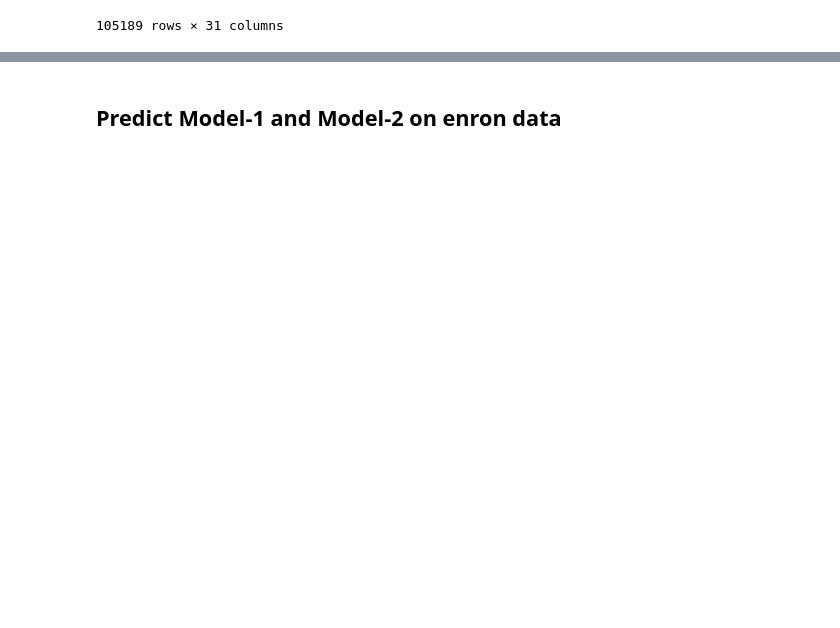
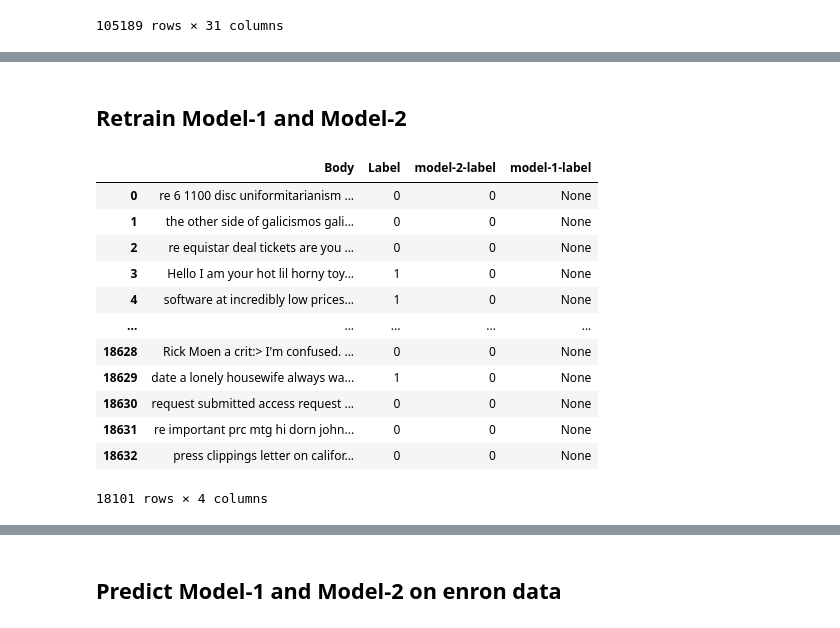
Before and after one commit to advaithsrao/Fraud-Detector, a Jupyter notebook: notebooks/data_explorer.ipynb, the cells around one changed output, grey strips where cells are left out. Cells and saved outputs as stored; diff of their text form; code cells hidden in the pictures; blank space fills up the shorter version.

```diff
--- a/notebooks/data_explorer.ipynb
+++ b/notebooks/data_explorer.ipynb
@@ -755,0 +870,30 @@ data
+# %% [markdown]
+## Retrain Model-1 and Model-2
+# %%
+data1 = pd.read_csv('../data/data1.csv')
+data2 = pd.read_csv('../data/data2.csv')
+# %%
+data1.fillna('None', inplace=True)
+data2.fillna('None', inplace=True)
+# %%
+data1['model-2-label'] = data1['model-2-label'].map(lambda x: int(x) if x!= 'None' else x)
+data2['model-1-label'] = data2['model-1-label'].map(lambda x: int(x) if x!= 'None' else x)
+# %%
+data1 = data1[data1.Body != 'empty']
+# %%
+# data1['model-2-label'].value_counts()
+data1
+# %% [output]
+|  | Body | Label | model-2-label | model-1-label |
+| 0 | re 6 1100 disc uniformitarianism ... | 0 | 0 | None |
+| 1 | the other side of galicismos gali... | 0 | 0 | None |
+| 2 | re equistar deal tickets are you ... | 0 | 0 | None |
+| 3 | Hello I am your hot lil horny toy... | 1 | 0 | None |
+| 4 | software at incredibly low prices... | 1 | 0 | None |
+| ... | ... | ... | ... | ... |
+| 18628 | Rick Moen a crit:> I'm confused. ... | 0 | 0 | None |
+| 18629 | date a lonely housewife always wa... | 1 | 0 | None |
+| 18630 | request submitted access request ... | 0 | 0 | None |
+| 18631 | re important prc mtg hi dorn john... | 0 | 0 | None |
+| 18632 | press clippings letter on califor... | 0 | 0 | None |
+18101 rows × 4 columns
```
Also changed, not shown: parts of 53 cells of this notebook, 10 other files.
